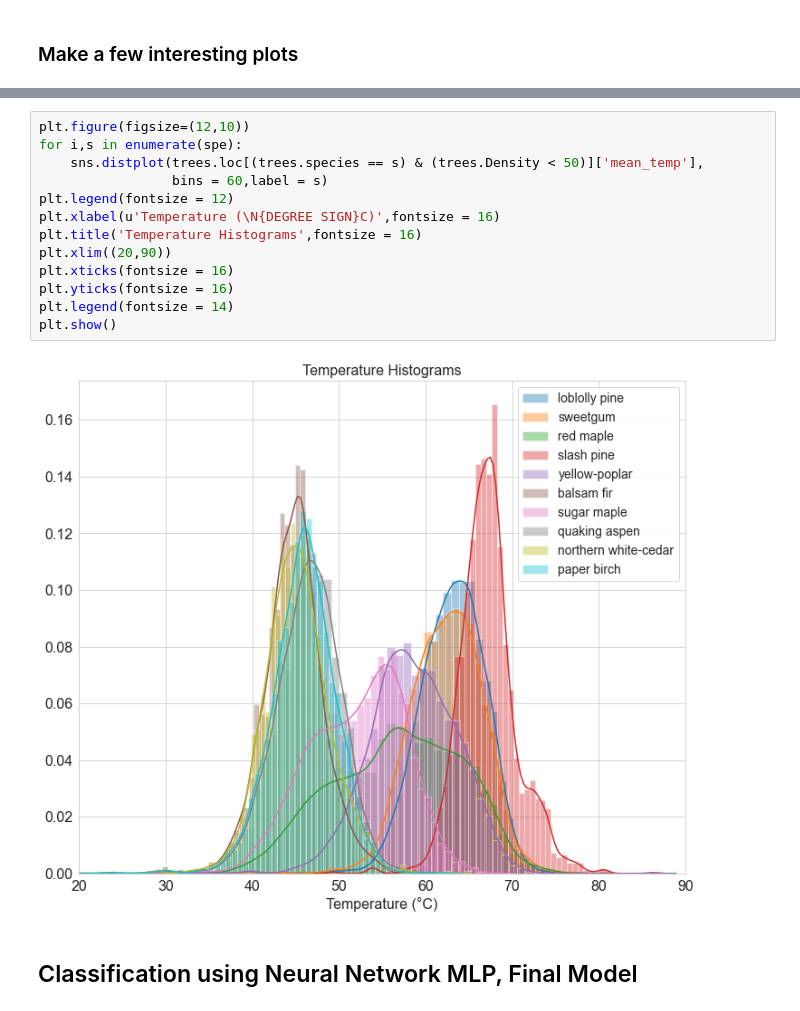
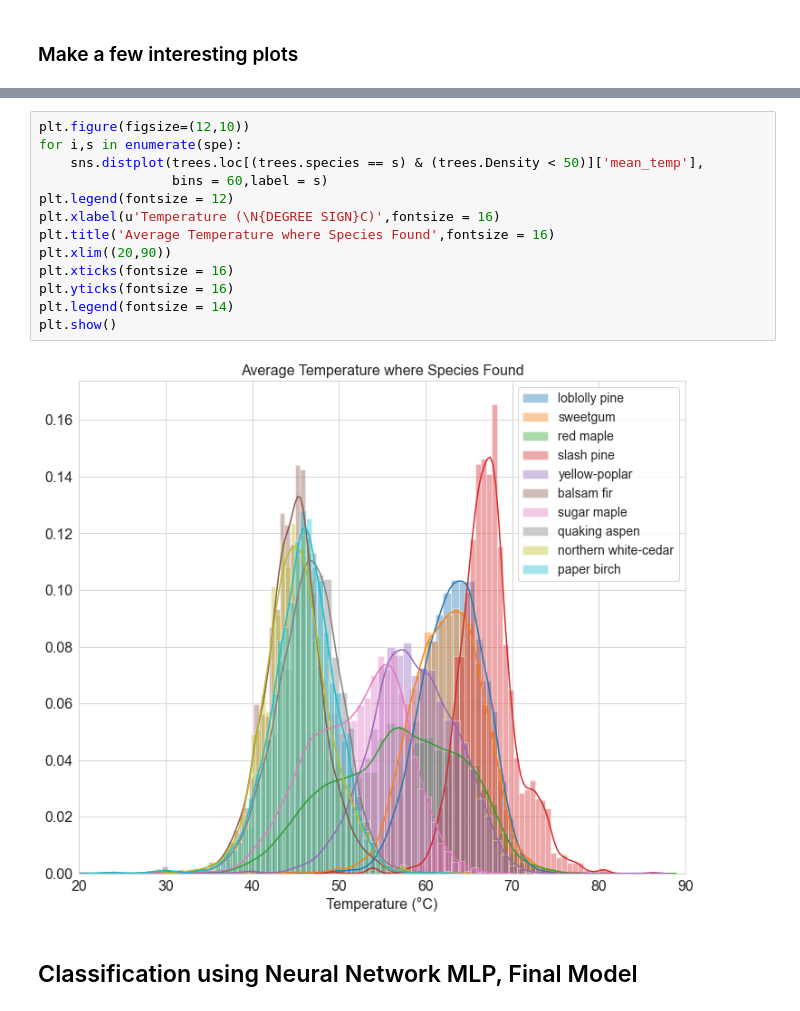
Before and after one commit to dheligman/climate, a Jupyter notebook: Classification_Modeling_KT.ipynb, the cells around one changed output, grey strips where cells are left out. Cells and saved outputs as stored; diff of their text form.

```diff
--- a/Classification_Modeling_KT.ipynb
+++ b/Classification_Modeling_KT.ipynb
@@ -90,18 +91,18 @@ plt.show()
 # %%
 plt.figure(figsize=(12,10))
 for i,s in enumerate(spe):
     sns.distplot(trees.loc[(trees.species == s) & (trees.Density < 50)]['mean_temp'],
                  bins = 60,label = s)
 plt.legend(fontsize = 12)
 plt.xlabel(u'Temperature (\N{DEGREE SIGN}C)',fontsize = 16)
-plt.title('Temperature Histograms',fontsize = 16)
+plt.title('Average Temperature where Species Found',fontsize = 16)
 plt.xlim((20,90))
 plt.xticks(fontsize = 16)
 plt.yticks(fontsize = 16)
 plt.legend(fontsize = 14)
 plt.show()
 # %% [output]
-[figure, old version]
+[figure, new version]
 # %% [markdown]
 ## Classification using Neural Network MLP, Final Model
 # %%
```
Also changed, not shown: parts of 2 cells of this notebook.
